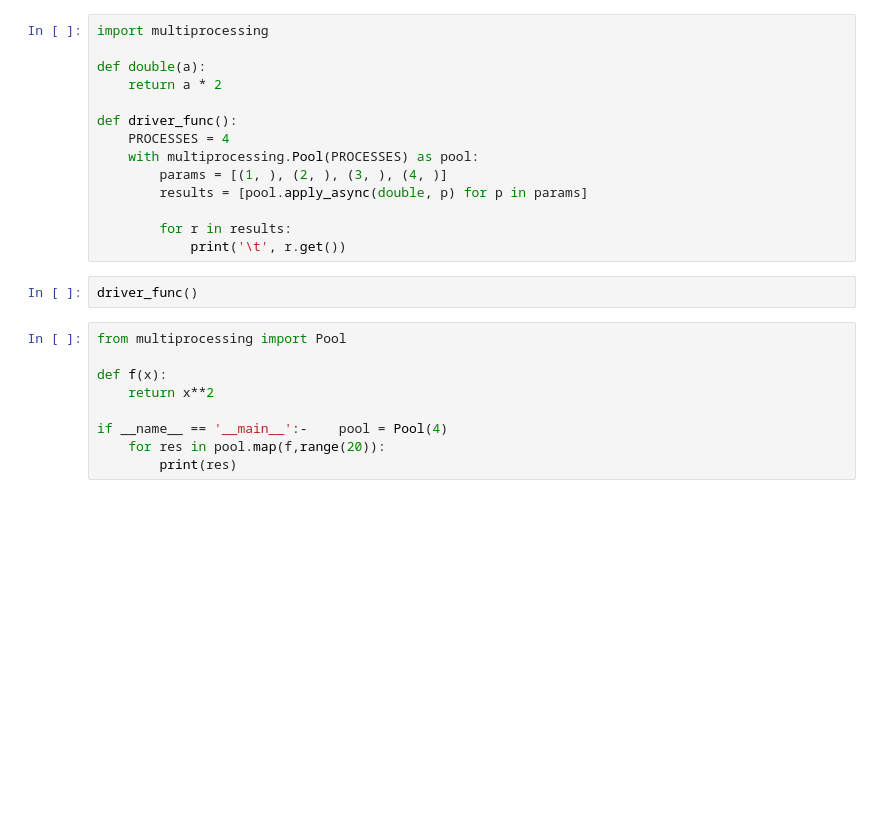
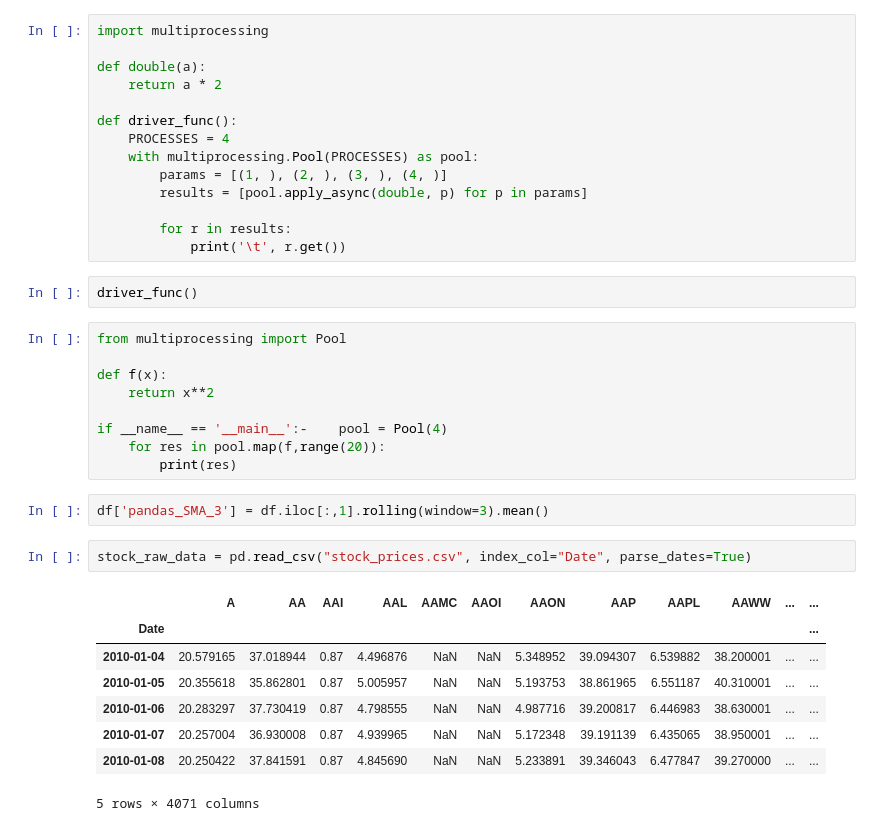
Before and after one commit to JonathanJing/Stock-Trading-Strategy, a Jupyter notebook: Untitled.ipynb, the cells around one changed output. Saved outputs shown, nothing was run; the diff lists cells and outputs as text; blank space fills up the shorter version.

```diff
--- a/Untitled.ipynb
+++ b/Untitled.ipynb
@@ -73,3 +73,16 @@ def f(x):
 if __name__ == '__main__':-    pool = Pool(4)
     for res in pool.map(f,range(20)):
         print(res)
+# %%
+df['pandas_SMA_3'] = df.iloc[:,1].rolling(window=3).mean()
+# %%
+stock_raw_data = pd.read_csv("stock_prices.csv", index_col="Date", parse_dates=True)
+# %% [output]
+|  | A | AA | AAI | AAL | AAMC | AAOI | AAON | AAP | AAPL | AAWW | ... | ... |
+| Date |  |  |  |  |  |  |  |  |  |  |  | ... |
+| 2010-01-04 | 20.579165 | 37.018944 | 0.87 | 4.496876 | NaN | NaN | 5.348952 | 39.094307 | 6.539882 | 38.200001 | ... | ... |
+| 2010-01-05 | 20.355618 | 35.862801 | 0.87 | 5.005957 | NaN | NaN | 5.193753 | 38.861965 | 6.551187 | 40.310001 | ... | ... |
+| 2010-01-06 | 20.283297 | 37.730419 | 0.87 | 4.798555 | NaN | NaN | 4.987716 | 39.200817 | 6.446983 | 38.630001 | ... | ... |
+| 2010-01-07 | 20.257004 | 36.930008 | 0.87 | 4.939965 | NaN | NaN | 5.172348 | 39.191139 | 6.435065 | 38.950001 | ... | ... |
+| 2010-01-08 | 20.250422 | 37.841591 | 0.87 | 4.845690 | NaN | NaN | 5.233891 | 39.346043 | 6.477847 | 39.270000 | ... | ... |
+5 rows × 4071 columns
```
Also changed, not shown: parts of 3 cells of this notebook, 9 other files.
